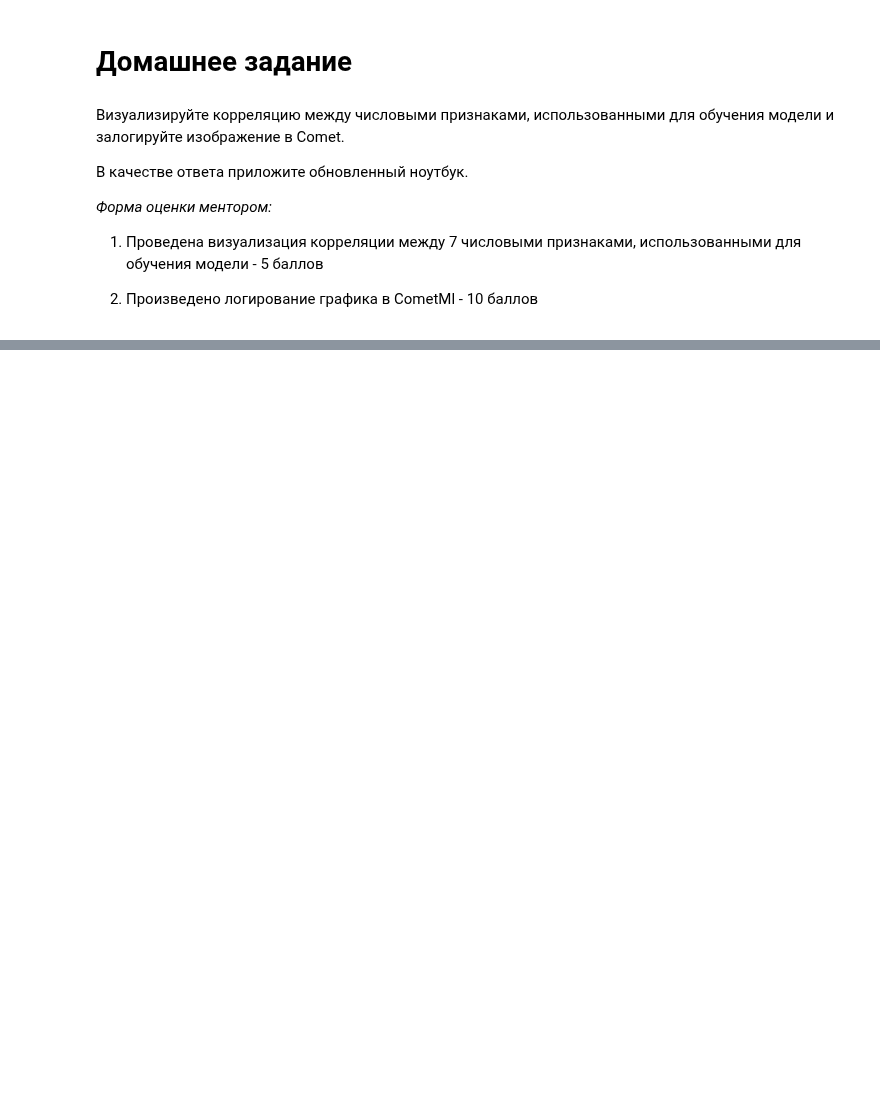
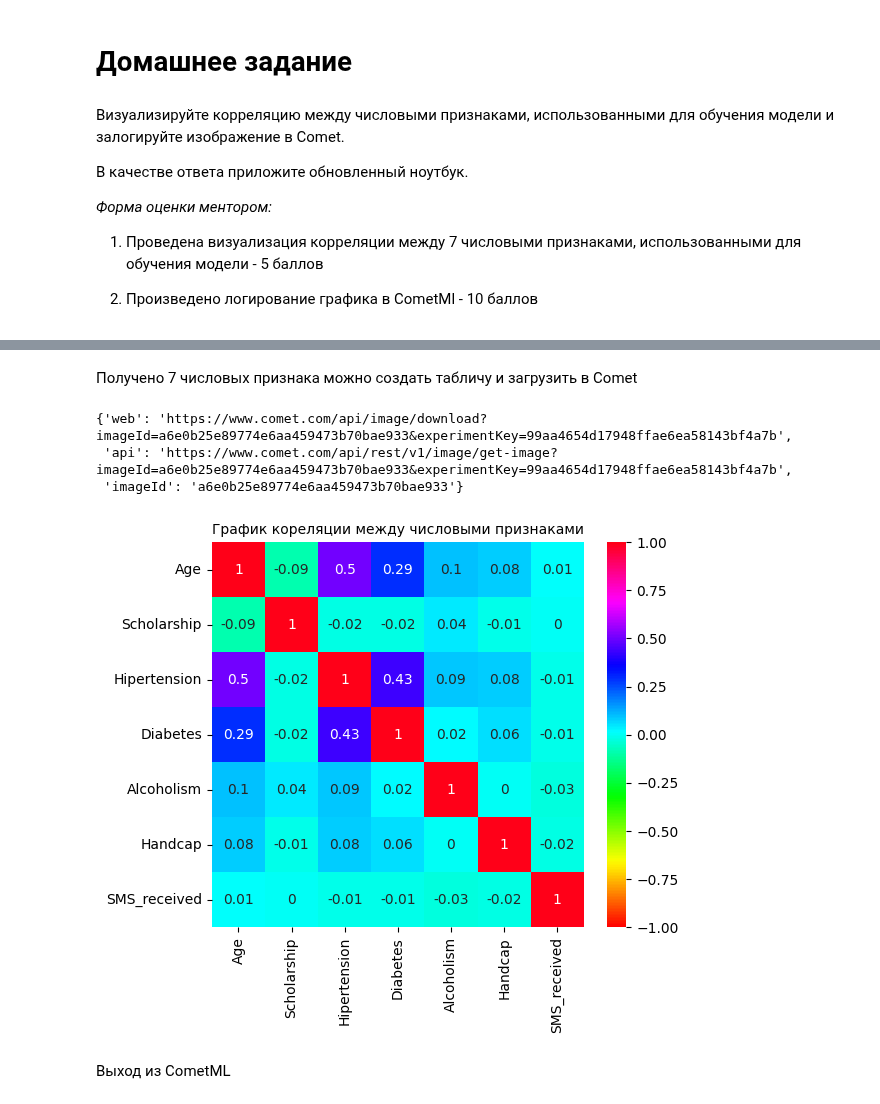
Before and after one commit to GloriTV/Lesson, a Jupyter notebook: EDA_5/noshowappointments_cometml.ipynb, the cells around one changed output, grey strips where cells are left out. Drawn from its saved outputs; the diff is of its cells as text; code cells hidden in the pictures; blank space fills up the shorter version.

```diff
--- a/EDA_5/noshowappointments_cometml.ipynb
+++ b/EDA_5/noshowappointments_cometml.ipynb
@@ -262,3 +259,8 @@ COMET INFO:
 1) Проведена визуализация корреляции между 7 числовыми признаками, использованными для обучения модели - 5 баллов
 
 2) Произведено логирование графика в CometMl - 10 баллов
+# %%
+# Отсеиваем лишние признаки чтоб привести к виду "encoded_columns",
+# оставив признаки 'Gender', 'Neighbourhood' без кодирования их отсеет функция corr(numeric_only=True)
+numeric_data=df.drop(['AppointmentID', 'PatientId', 'ScheduledDay', 'AppointmentDay', 'No-show'], axis=1)#, inplace = True)
+numeric_data.info()
@@ -264,0 +284,24 @@ COMET INFO:
+# %% [markdown]
+Получено 7 числовых признака можно создать табличу и загрузить в Comet
+# %%
+# кореляция только числовых признаков
+temp=numeric_data.corr(numeric_only=True).round(2)              # создаем таблицу корреляции
+# зазмер полотна
+plt.figure(figsize=(6,5))
+# График тепловая карта
+ax = sns.heatmap(temp,                       # df
+            annot=True,                 # вывод надписей (подписать фон)
+            vmin=-1, vmax=1, center= 0, # границы
+            тепловой шкалы
+            cmap= 'hsv',                # палитра цветов  https://matplotlib.org/2.0.2/examples/color/colormaps_reference.html
+            ).set_title('График корреляции между числовыми признаками', fontsize=10);
+# логирование графика в CometMl
+experiment.log_figure(figure=plt)
+# plt.show()
+# %% [output]
+{'web': 'https://www.comet.com/api/image/download?imageId=a6e0b25e89774e6aa459473b70bae933&experimentKey=99aa4654d17948ffae6ea58143bf4a7b',
+ 'api': 'https://www.comet.com/api/rest/v1/image/get-image?imageId=a6e0b25e89774e6aa459473b70bae933&experimentKey=99aa4654d17948ffae6ea58143bf4a7b',
+ 'imageId': 'a6e0b25e89774e6aa459473b70bae933'}
+[figure, added]
+# %% [markdown]
+Выход из CometML
```
Also changed, not shown: parts of 8 cells of this notebook.
